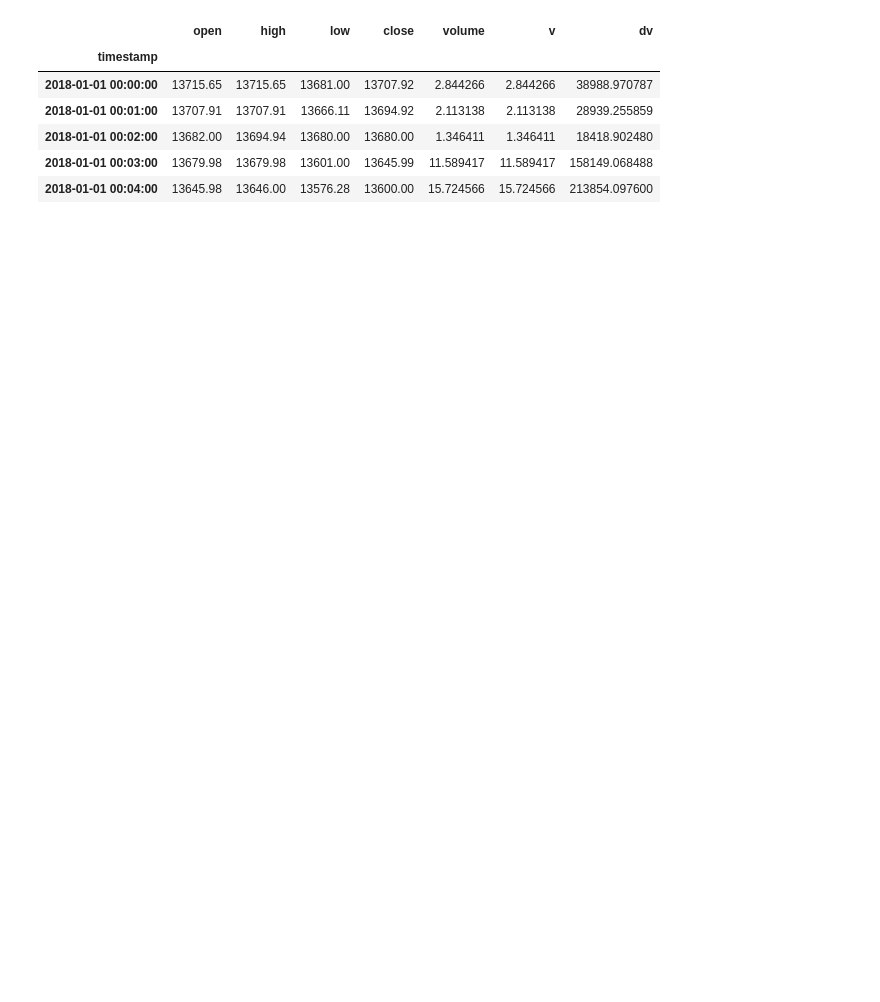
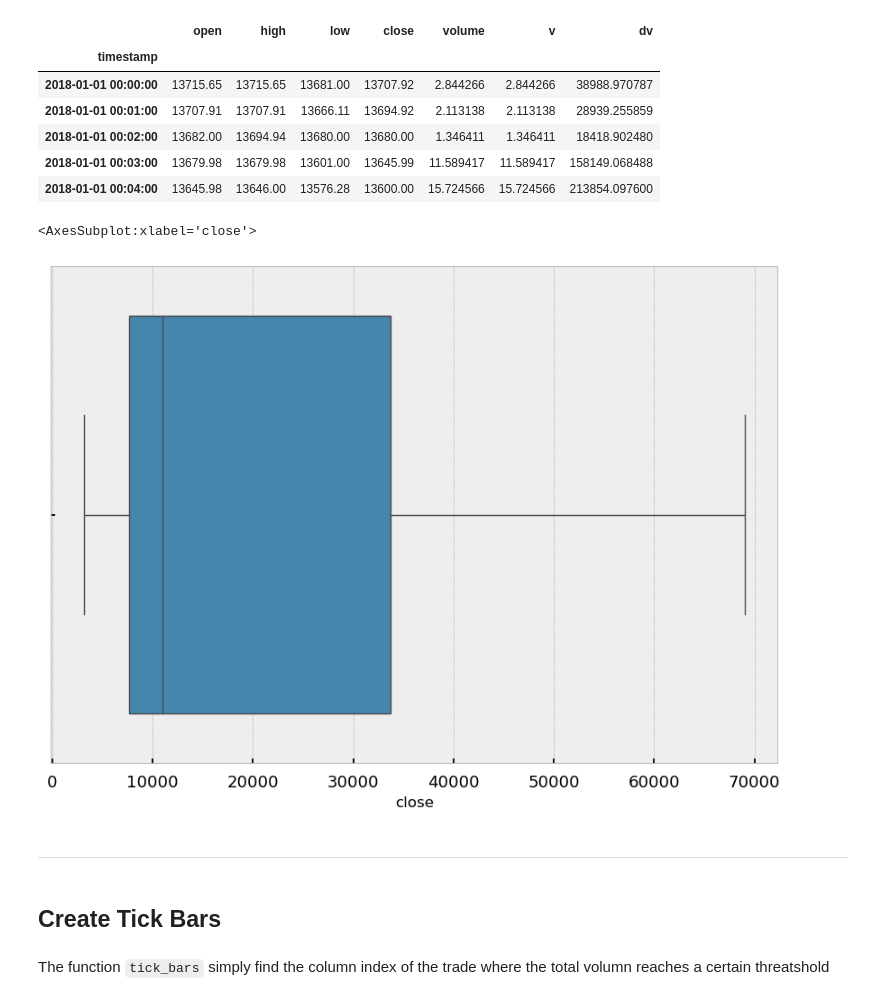
Before and after one commit to baobach/Algo-Trading-Binance, a Jupyter notebook: main.ipynb, the cells around one changed output. Cells and saved outputs as stored; diff of their text form; code cells hidden in the pictures; blank space fills up the shorter version.

```diff
--- a/main.ipynb
+++ b/main.ipynb
@@ -55,3 +71,15 @@ df.head()
 | 2018-01-01 00:02:00 | 13682.00 | 13694.94 | 13680.00 | 13680.00 | 1.346411 | 1.346411 | 18418.902480 |
 | 2018-01-01 00:03:00 | 13679.98 | 13679.98 | 13601.00 | 13645.99 | 11.589417 | 11.589417 | 158149.068488 |
 | 2018-01-01 00:04:00 | 13645.98 | 13646.00 | 13576.28 | 13600.00 | 15.724566 | 15.724566 | 213854.097600 |
+# %%
+# Visualize the anormallies
+sns.boxplot(df.close, orient='h')
+# %% [output]
+<AxesSubplot:xlabel='close'>
+[figure, added]
+# %% [markdown]
+---
+# %% [markdown]
+## Create Tick Bars
+# %% [markdown]
+The function `tick_bars` simply find the column index of the trade where the total volumn reaches a certain threatshold
```
Also changed, not shown: parts of 7 cells of this notebook, 5 other files.
